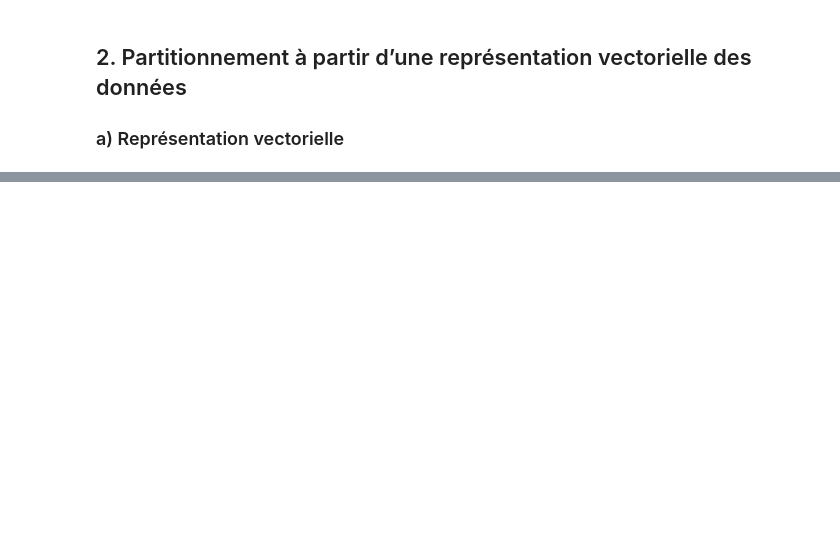
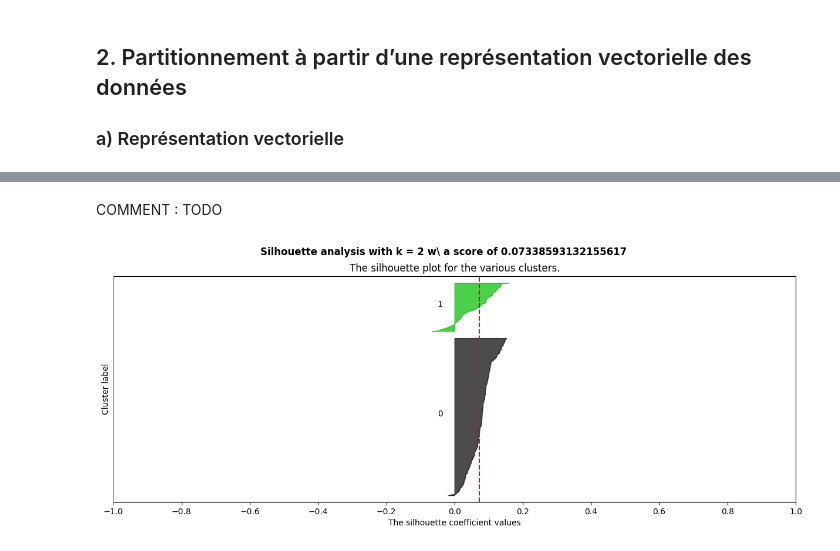
Before and after one commit to T-amairi/IFT870, a Jupyter notebook: TP4/tp4.ipynb, the cells around one changed output, grey strips where cells are left out. Saved outputs shown, nothing was run; the diff lists cells and outputs as text; code cells hidden in the pictures; blank space fills up the shorter version.

```diff
--- a/TP4/tp4.ipynb
+++ b/TP4/tp4.ipynb
@@ -129,0 +268,9 @@ getDistMatrix(df1['sequence'])
+# %% [markdown]
+COMMENT : TODO
+# %%
+# second group
+X = dfDist2.to_numpy()
+param = {'X' : X}
+plotSilhouetteScore(range_n_clusters, X, KMedoid, param, 'precomputed')
+# %% [output]
+[figure, added]
```
Also changed, not shown: parts of 32 cells of this notebook, 2 other files.
